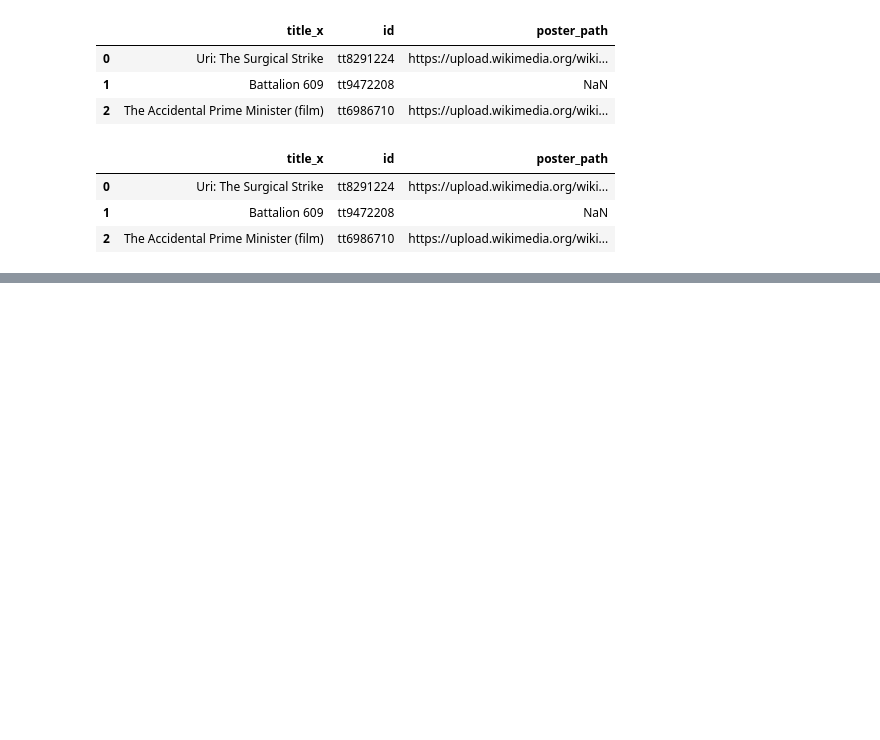
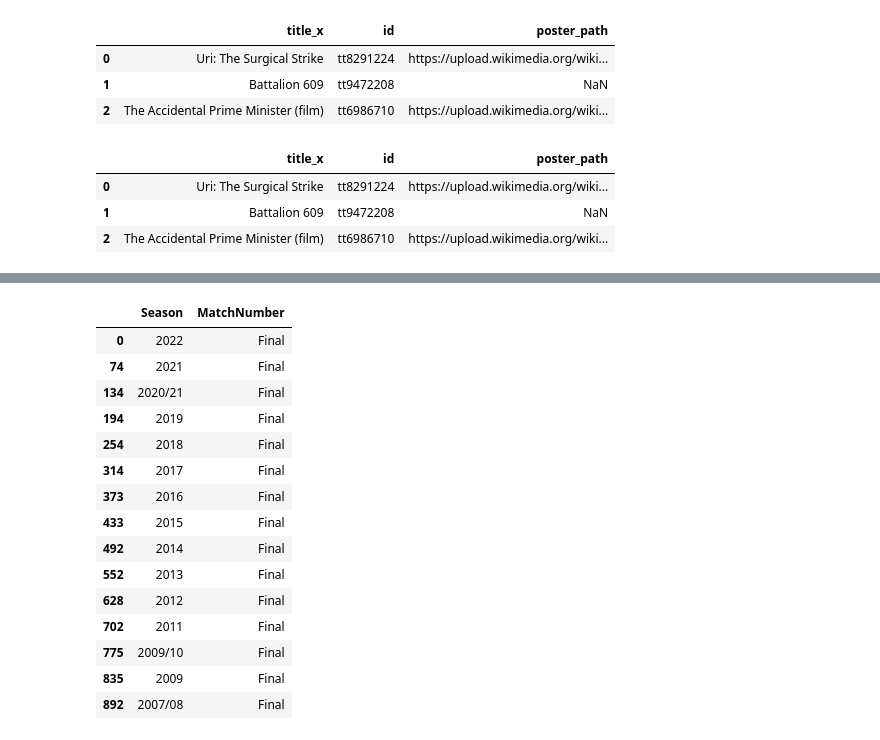
Before and after one commit to Abhinav09062005/python-, a Jupyter notebook: chapter3/csv2_df.ipynb, the cells around one changed output, grey strips where cells are left out. Saved outputs shown, nothing was run; the diff lists cells and outputs as text; code cells hidden in the pictures; blank space fills up the shorter version.

```diff
--- a/chapter3/csv2_df.ipynb
+++ b/chapter3/csv2_df.ipynb
@@ -523,0 +562,25 @@ movies.loc[0:2,'title_x':'poster_path']
+# %%
+# find all the final winners
+mask=ipl['MatchNumber']=='Final'
+new=ipl[mask]
+new[['WinningTeam','Season']]
+
+
+ipl[ipl['MatchNumber']=='Final'][['Season','MatchNumber']]
+# %% [output]
+|  | Season | MatchNumber |
+| 0 | 2022 | Final |
+| 74 | 2021 | Final |
+| 134 | 2020/21 | Final |
+| 194 | 2019 | Final |
+| 254 | 2018 | Final |
+| 314 | 2017 | Final |
+| 373 | 2016 | Final |
+| 433 | 2015 | Final |
+| 492 | 2014 | Final |
+| 552 | 2013 | Final |
+| 628 | 2012 | Final |
+| 702 | 2011 | Final |
+| 775 | 2009/10 | Final |
+| 835 | 2009 | Final |
+| 892 | 2007/08 | Final |
```
Also changed, not shown: parts of 5 cells of this notebook.
